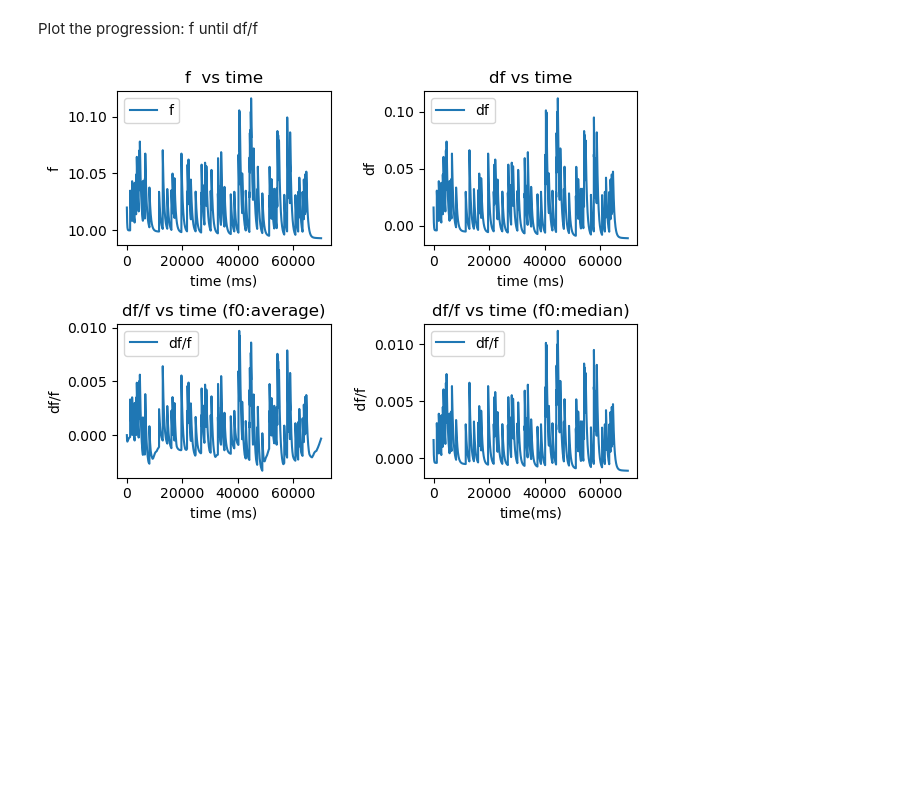
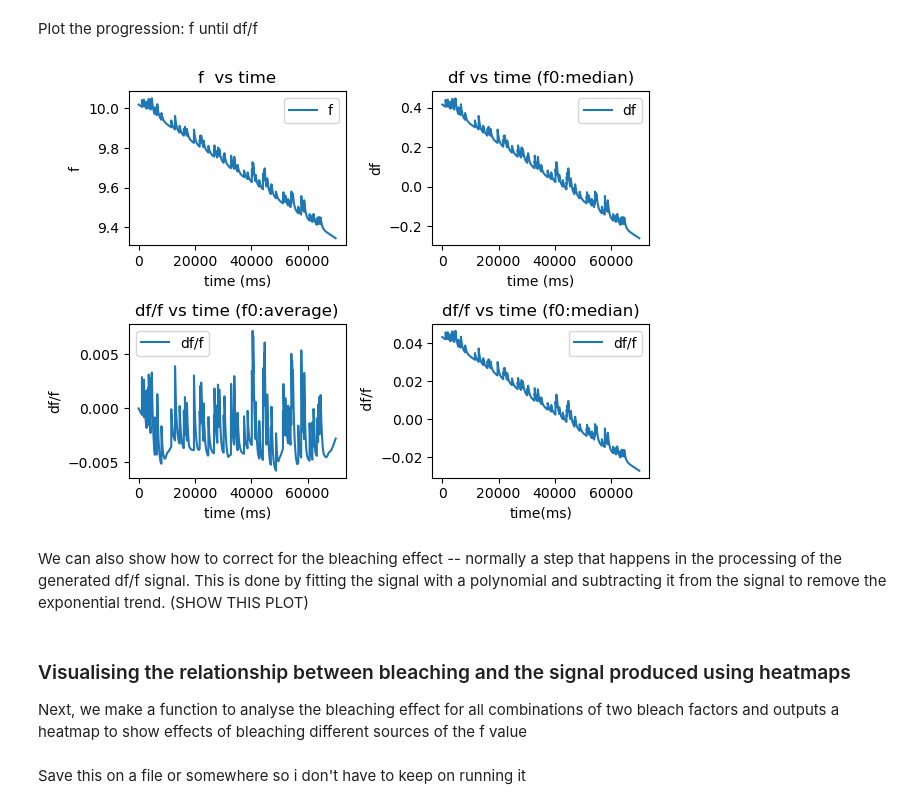
Before and after one commit to BrianNGitahi/NM-Imaging, a Jupyter notebook: Simulation.ipynb, the cells around one changed output. Drawn from its saved outputs; the diff is of its cells as text; code cells hidden in the pictures; blank space fills up the shorter version.

```diff
--- a/Simulation.ipynb
+++ b/Simulation.ipynb
@@ -449,5 +460,5 @@ Let's try the same thing but calculate the baseline in a more 'standard' way. We
 # %%
-def simulate_f_signal_bline2(tau_dnm, tau_tissue, nm_conc=nm_conc_input, K_D = 1000, F_max = 45, F_min = 10, bline_len=5000):
+def simulate_f_signal_bline2(tau_d, tau_nm, tau_tissue, nm_conc=nm_conc_input, K_D = 1000, F_max = 45, F_min = 10, bline_len=5000):
 
     # autofluorescence
     f_tissue = 0.02
@@ -457,13 +468,23 @@ def simulate_f_signal_bline2(tau_dnm, tau_tissue, nm_conc=nm_conc_input, K_D = 1
     t = np.linspace(0,n_timesteps-1,n_timesteps)
 
     # define bleach factors for the autofluorescence and fluorescence from dye + nm
-    bleach_dnm = np.exp(-t/tau_dnm)
+    bleach_d = np.exp(-t/tau_d)
+    bleach_nm = np.exp(-t/tau_nm)
     bleach_tissue = np.exp(-t/tau_tissue)
 
     # calculate F: derived from eq 2 in Neher/Augsutine
-    f = bleach_tissue*f_tissue + bleach_dnm*(K_D*F_min + nm_conc*F_max)/(K_D + nm_conc)
+    f = bleach_tissue*f_tissue + (bleach_d*K_D*F_min + bleach_nm*nm_conc*F_max)/(K_D + nm_conc)
 
-    # fitting polynomial comes later
+    # fitting polynomial comes later?
+
+    # fit a polynomial to f and subtract it from f
+    poly = np.polyfit(t,f,5)
+    fit = np.polyval(poly,t)
+    f_subtracted = f-fit
+
+    # to correct for negative values
+    f_alt = f_subtracted + np.max(np.abs(f_subtracted))
+
 
     # calculate f0 by getting the median value of the bottom 70% of previous f values
     percentile_mark = np.percentile(f,70)
@@ -472,6 +493,11 @@ def simulate_f_signal_bline2(tau_dnm, tau_tissue, nm_conc=nm_conc_input, K_D = 1
     # df calc -- median value method
     df = f-f0
     df_f_med = df/f0
+
+
+    # df/f with the subtracted formula
+    df_f_med2 = (f_alt - f0)/f0
+
 
     # define the and delta f and the df/f signal arrays
     df_f_ave = np.zeros(f.size)
@@ -498,6 +524,9 @@ def simulate_f_signal_bline2(tau_dnm, tau_tissue, nm_conc=nm_conc_input, K_D = 1
         df_f_ave[i] = (f[i] - f0_ave)/f0_ave
         f0_averages[i]=f0_ave
 
+    # alternative f with the subtracted exponential
+
+
     return f, df, df_f_ave, df_f_med
 # %% [markdown]
 Plot the progression: f until df/f
@@ -521,7 +550,7 @@ def plot_f_signal(f,df,df_f_ave,df_f_med):
     plt.plot(t,df, label='df')
     plt.xlabel('time (ms)')
     plt.ylabel('df')
-    plt.title('df vs time')
+    plt.title('df vs time (f0:median)')
     plt.legend()
 
     plt.subplot(2,2,3)
@@ -539,9 +568,17 @@ def plot_f_signal(f,df,df_f_ave,df_f_med):
     plt.tight_layout()
     plt.legend()
 # %%
-# simulate the fluorescence signal and plot
-f , df , df_f_ave, df_f_med = simulate_f_signal_bline2(tau_dnm=10e7, tau_tissue=10e1)
+# simulate the fluorescence signal and plot -- equal bleaching in the dye and nm contributions
+f , df , df_f_ave, df_f_med = simulate_f_signal_bline2(tau_d=10e5,tau_nm=10e5, tau_tissue=10e7)
 plot_f_signal(f,df,df_f_ave, df_f_med)
 # %% [output]
-[figure, old version]
+[figure, new version]
+# %% [markdown]
+We can also show how to correct for the bleaching effect -- normally a step that happens in the processing of the generated df/f signal. This is done by fitting the signal with a polynomial and subtracting it from the signal to remove the exponential trend.
+(SHOW THIS PLOT)
+# %% [markdown]
+### Visualising the relationship between bleaching and the signal produced using heatmaps
+
+Next, we make a function to analyse the bleaching effect for all combinations of two bleach factors
+and outputs a heatmap to show effects of bleaching different sources of the f value
 # %%
@@ -571,3 +606,5 @@ def bleach_nm(tau_values):
 
 
 # get values of SNR for increasing bleach factor ([NM] version) at different values of bleach factor (tissue version)
+# %% [markdown]
+Save this on a file or somewhere so i don't have to keep on running it
```
Also changed, not shown: parts of 23 cells of this notebook, 3 other files.
